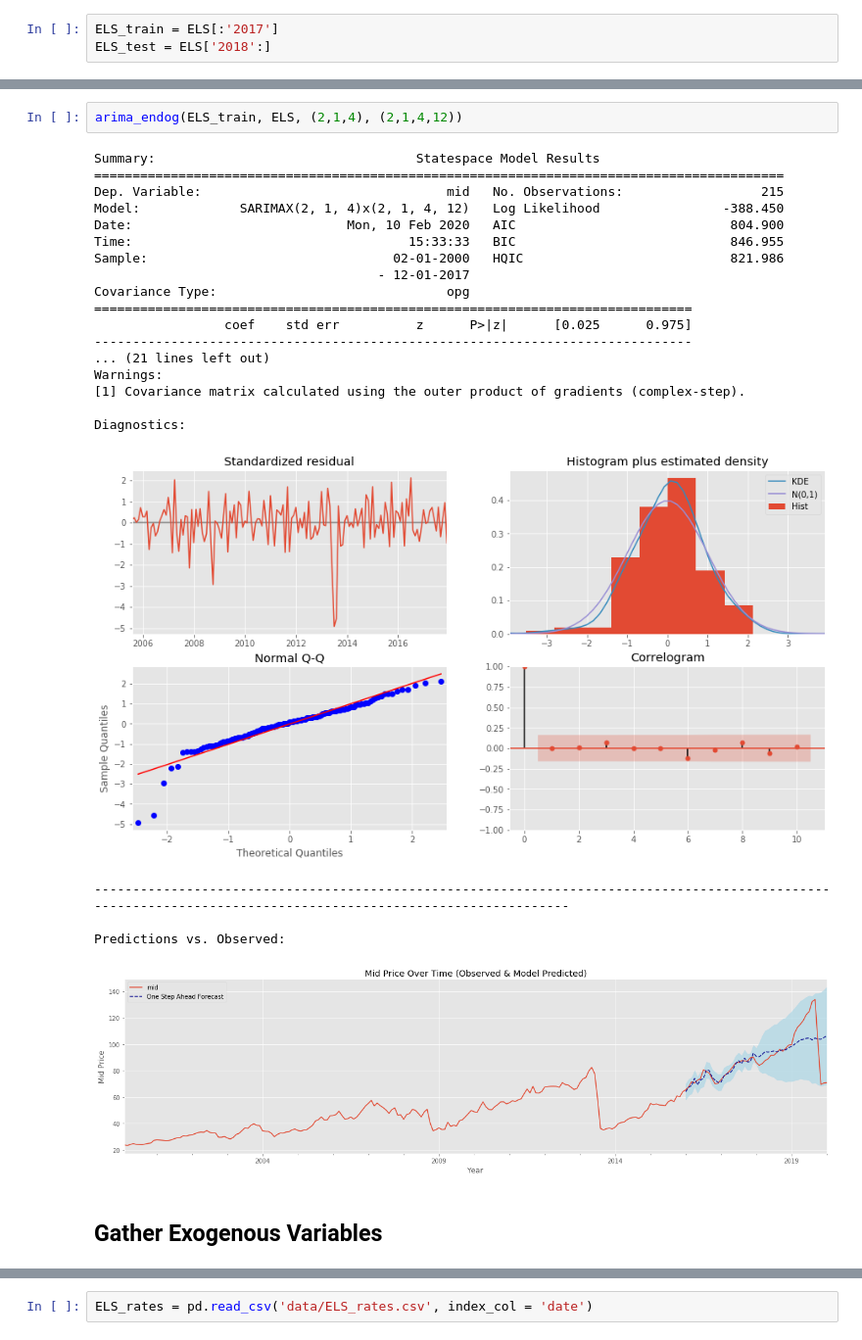
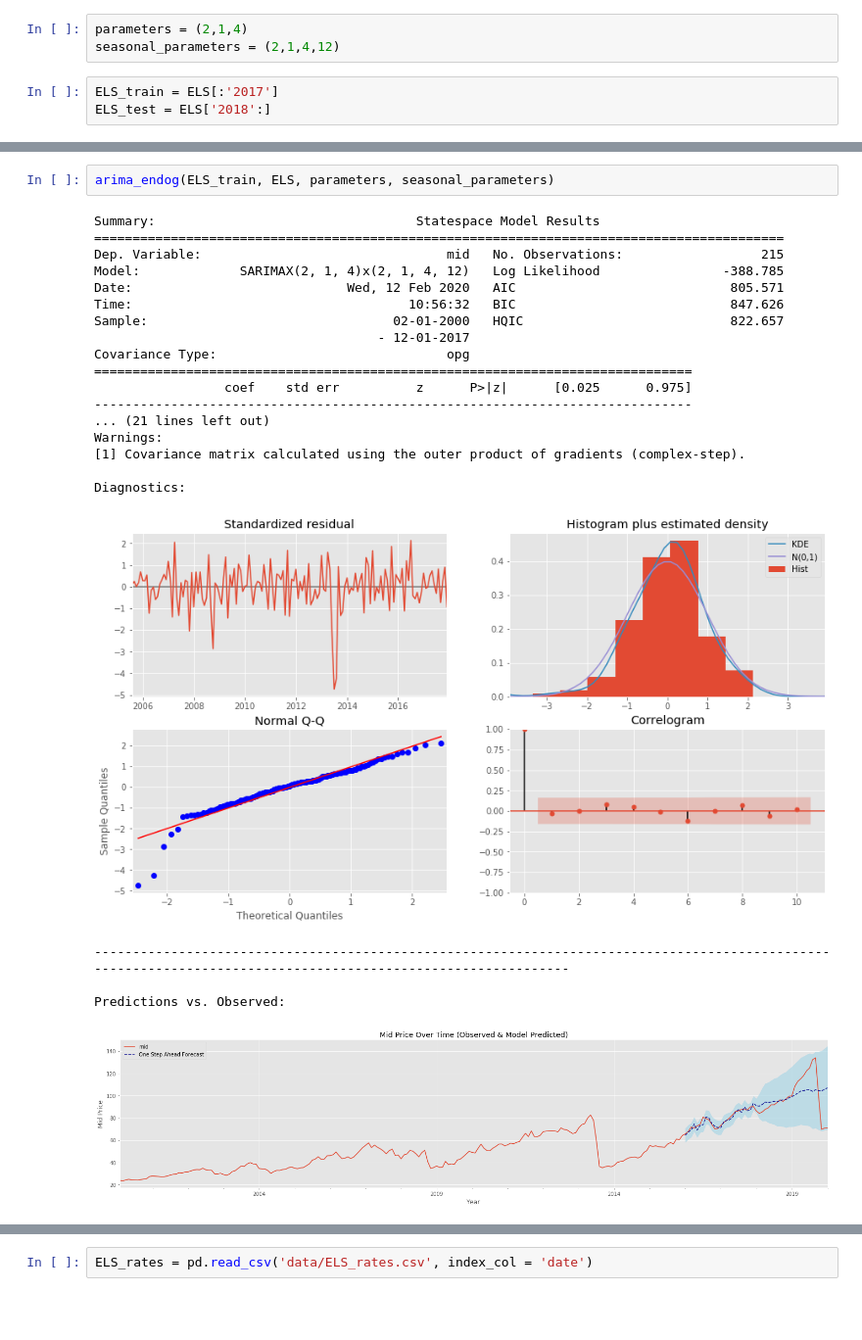
Before and after one commit to andrewcole33/reit_time_series_analysis, a Jupyter notebook: ELS_TS.ipynb, the cells around one changed output, grey strips where cells are left out. Shown at 98% size. Saved outputs shown, nothing was run; the diff lists cells and outputs as text; blank space fills up the shorter version.

```diff
--- a/ELS_TS.ipynb
+++ b/ELS_TS.ipynb
@@ -90,3 +74,6 @@ plot_acf(ELS_diff);
+# %%
+parameters = (2,1,4)
+seasonal_parameters = (2,1,4,12)
 # %%
 ELS_train = ELS[:'2017']
 ELS_test = ELS['2018':]
@@ -95,27 +82,25 @@ ELS_test = ELS['2018':]
-# %%
-arima_endog(ELS_train, ELS, (2,1,4), (2,1,4,12))
-# %% [output]
-Summary:                                  Statespace Model Results
-==========================================================================================
-Dep. Variable:                                mid   No. Observations:                  215
-Model:             SARIMAX(2, 1, 4)x(2, 1, 4, 12)   Log Likelihood                -388.450
-Date:                            Mon, 10 Feb 2020   AIC                            804.900
-Time:                                    15:33:33   BIC                            846.955
-Sample:                                02-01-2000   HQIC                           821.986
-                                     - 12-01-2017
-Covariance Type:                              opg
-==============================================================================
-                 coef    std err          z      P>|z|      [0.025      0.975]
-------------------------------------------------------------------------------
-... (21 lines left out)
-Warnings:
-[1] Covariance matrix calculated using the outer product of gradients (complex-step).
-
-Diagnostics:
-[figure, removed]
---------------------------------------------------------------------------------------------------------------------------------------------------------------
-
-Predictions vs. Observed:
-[figure, removed]
-# %% [markdown]
-## Gather Exogenous Variables
+# %%
+arima_endog(ELS_train, ELS, parameters, seasonal_parameters)
+# %% [output]
+Summary:                                  Statespace Model Results
+==========================================================================================
+Dep. Variable:                                mid   No. Observations:                  215
+Model:             SARIMAX(2, 1, 4)x(2, 1, 4, 12)   Log Likelihood                -388.785
+Date:                            Wed, 12 Feb 2020   AIC                            805.571
+Time:                                    10:56:32   BIC                            847.626
+Sample:                                02-01-2000   HQIC                           822.657
+                                     - 12-01-2017
+Covariance Type:                              opg
+==============================================================================
+                 coef    std err          z      P>|z|      [0.025      0.975]
+------------------------------------------------------------------------------
+... (21 lines left out)
+Warnings:
+[1] Covariance matrix calculated using the outer product of gradients (complex-step).
+
+Diagnostics:
+[figure, added]
+--------------------------------------------------------------------------------------------------------------------------------------------------------------
+
+Predictions vs. Observed:
+[figure, added]
```
Also changed, not shown: parts of 19 cells of this notebook, 10 other files.
